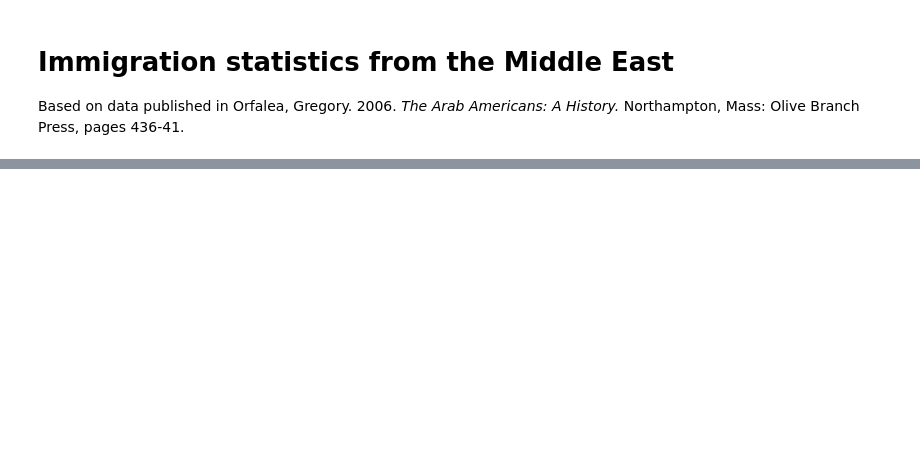
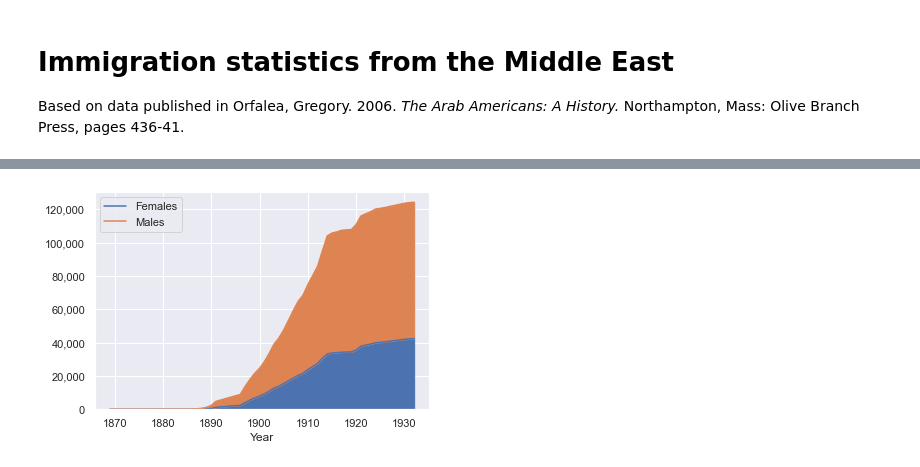
Before and after one commit to cjwit/arab-immigration, a Jupyter notebook: chart.ipynb, the cells around one changed output, grey strips where cells are left out. Saved outputs shown, nothing was run; the diff lists cells and outputs as text; code cells hidden in the pictures; blank space fills up the shorter version.

```diff
--- a/chart.ipynb
+++ b/chart.ipynb
@@ -28,0 +40,7 @@ Source: *International Migration Statistics*, Table X, pp. 432-43, for data to 1
+# %%
+combinedDataCumulative = pt.cumsum()
+cumulativeChartEarly = combinedDataCumulative.plot.area()
+cumulativeChartEarly.legend(labels=labels)
+formatYAxis(cumulativeChartEarly)
+# %% [output]
+[figure, added]
```
Also changed, not shown: parts of 13 cells of this notebook.
